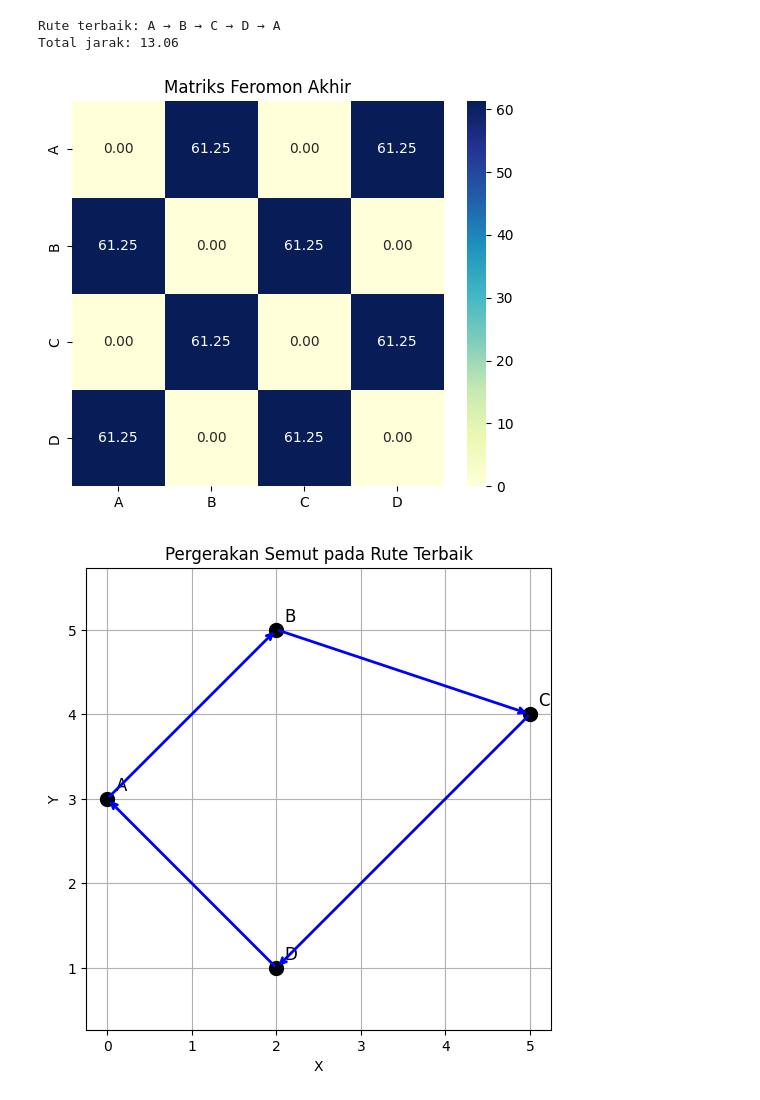
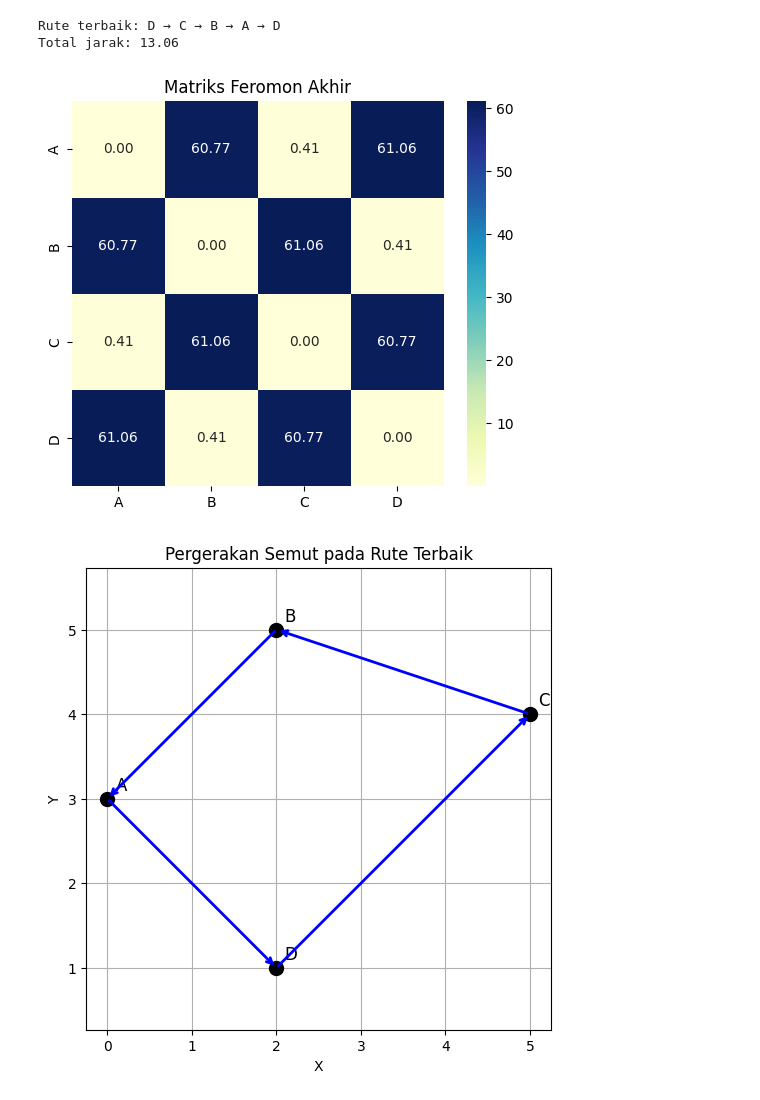
Before and after one commit to as-budi/teknik_dan_algoritma_optimasi, a Jupyter notebook: 09_Ant_Colony/09_Codes/aco.ipynb, the cells around one changed output. Saved outputs shown, nothing was run; the diff lists cells and outputs as text; code cells hidden in the pictures.

```diff
--- a/09_Ant_Colony/09_Codes/aco.ipynb
+++ b/09_Ant_Colony/09_Codes/aco.ipynb
@@ -116,7 +116,7 @@ beta = 2.0
 rho = 0.5
 Q = 100
 n_ants = 4
-n_iterations = 100
+n_iterations = 10
 
 # Initialize pheromone and heuristic matrices
 tau = np.ones_like(distance_matrix)
@@ -185,33 +185,33 @@ print(f"Total jarak: {best_cost:.2f}")
 
 # Visualize pheromone matrix
 plt.figure(figsize=(6, 5))
 sns.heatmap(tau, annot=True, fmt=".2f", xticklabels=cities, yticklabels=cities, cmap="YlGnBu")
 plt.title("Matriks Feromon Akhir")
 plt.show()
 
 # Visualize ant movement on best route
 fig, ax = plt.subplots(figsize=(6, 6))
 for i, city in enumerate(cities):
     x, y = coords[i]
     ax.plot(x, y, 'o', markersize=10, color='black')
     ax.text(x + 0.1, y + 0.1, city, fontsize=12)
 
 for i in range(n_cities):
     a, b = best_route[i], best_route[i + 1]
     x1, y1 = coords[a]
     x2, y2 = coords[b]
     ax.annotate("",
                 xy=(x2, y2), xytext=(x1, y1),
                 arrowprops=dict(arrowstyle="->", color='blue', lw=2))
 
 ax.set_title('Pergerakan Semut pada Rute Terbaik')
 ax.set_xlabel('X')
 ax.set_ylabel('Y')
 ax.grid(True)
 plt.axis('equal')
 plt.show()
 # %% [output]
-Rute terbaik: A → B → C → D → A
+Rute terbaik: D → C → B → A → D
 Total jarak: 13.06
-[figure, old version]
+[figure, new version]
 [figure]
```
Also changed, not shown: parts of 1 cell of this notebook, 2 other files.
